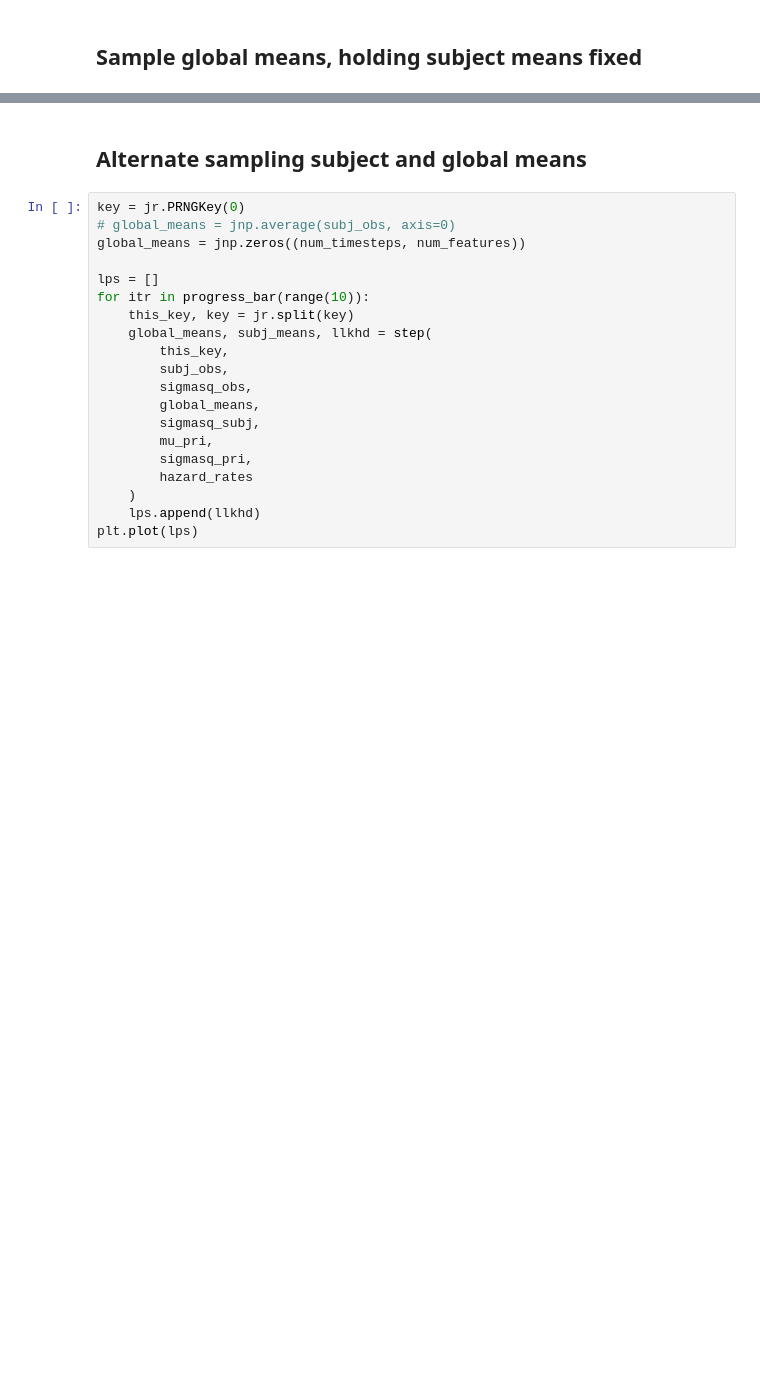
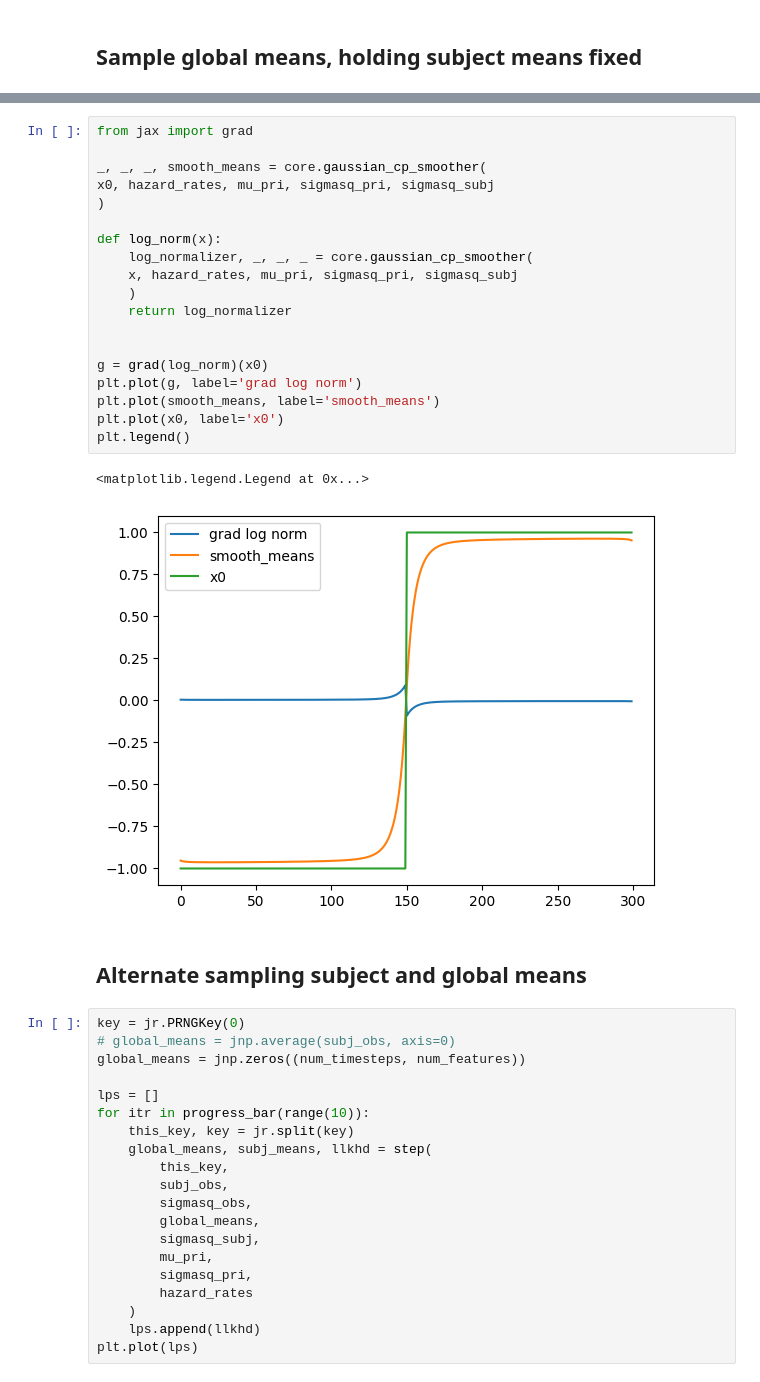
Before and after one commit to emdupre/bayes-ca, a Jupyter notebook: experiments/simulations.ipynb, the cells around one changed output, grey strips where cells are left out. Cells and saved outputs as stored; diff of their text form; blank space fills up the shorter version.

```diff
--- a/experiments/simulations.ipynb
+++ b/experiments/simulations.ipynb
@@ -298,3 +321,25 @@ plt.legend()
+# %%
+from jax import grad
+
+_, _, _, smooth_means = core.gaussian_cp_smoother(
+x0, hazard_rates, mu_pri, sigmasq_pri, sigmasq_subj
+)
+
+def log_norm(x):
+    log_normalizer, _, _, _ = core.gaussian_cp_smoother(
+    x, hazard_rates, mu_pri, sigmasq_pri, sigmasq_subj
+    )
+    return log_normalizer
+
+
+g = grad(log_norm)(x0)
+plt.plot(g, label='grad log norm')
+plt.plot(smooth_means, label='smooth_means')
+plt.plot(x0, label='x0')
+plt.legend()
+# %% [output]
+<matplotlib.legend.Legend at 0x...>
+[figure, added]
 # %% [markdown]
 ## Alternate sampling subject and global means
 # %%
```
Also changed, not shown: parts of 13 cells of this notebook.
